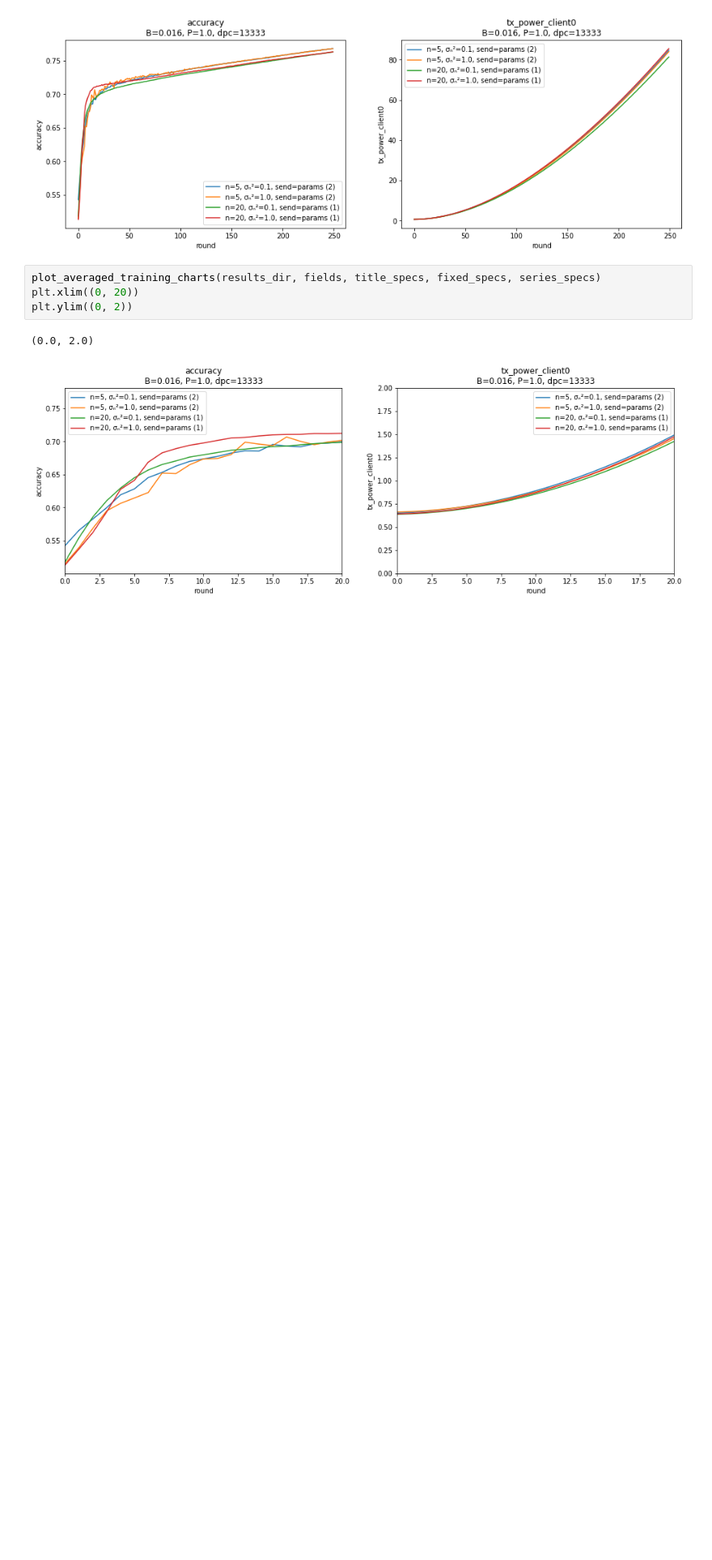
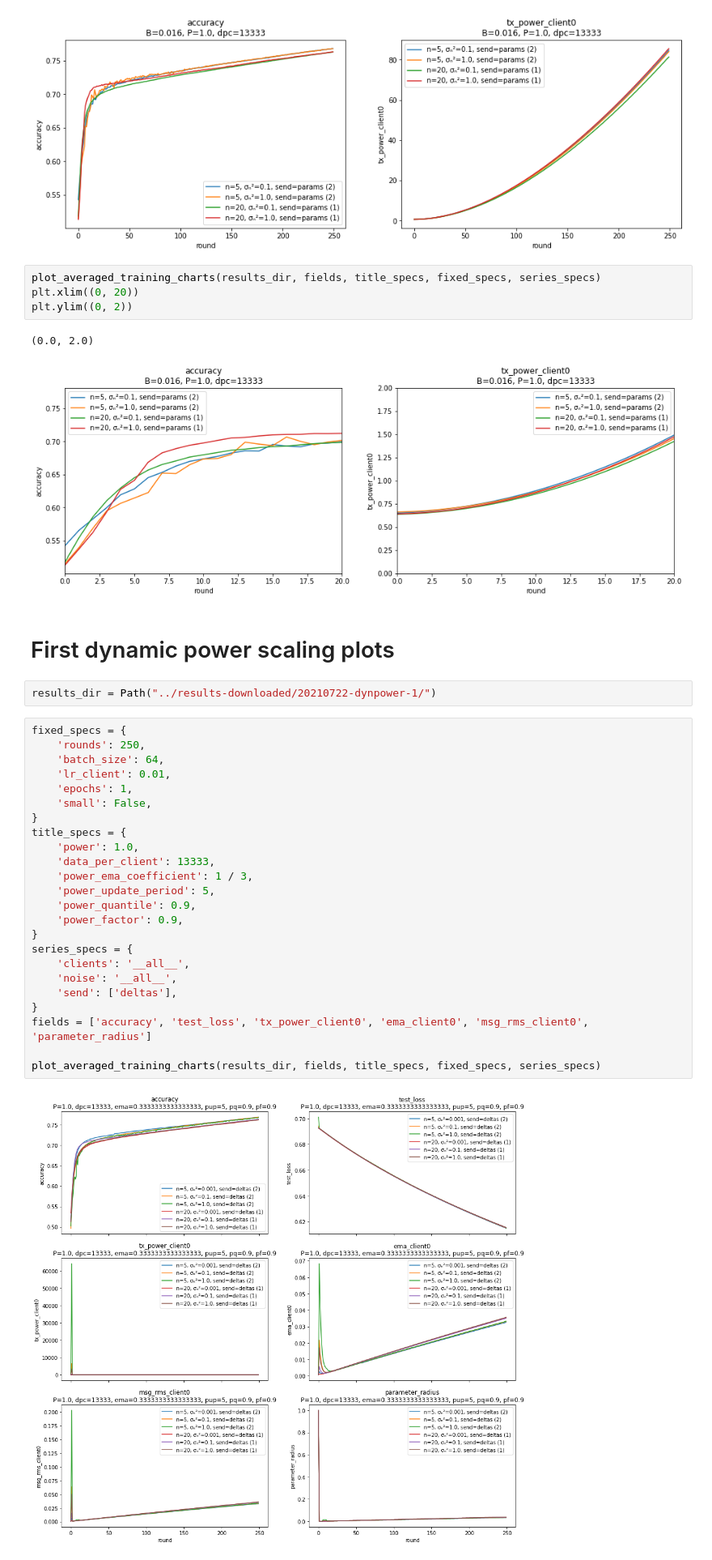
Before and after one commit to czlee/kyanite, a Jupyter notebook: misc-plots-2.ipynb, the cells around one changed output. Shown at 81% size. Saved outputs shown, nothing was run; the diff lists cells and outputs as text; blank space fills up the shorter version.

Commit message:
Add first dynamic power plots

```diff
--- a/misc-plots-2.ipynb
+++ b/misc-plots-2.ipynb
@@ -86,3 +88,33 @@ plt.ylim((0, 2))
 # %% [output]
 (0.0, 2.0)
 [figure]
+# %% [markdown]
+# First dynamic power scaling plots
+# %%
+results_dir = Path("../results-downloaded/20210722-dynpower-1/")
+# %%
+fixed_specs = {
+    'rounds': 250,
+    'batch_size': 64,
+    'lr_client': 0.01,
+    'epochs': 1,
+    'small': False,
+}
+title_specs = {
+    'power': 1.0,
+    'data_per_client': 13333,
+    'power_ema_coefficient': 1 / 3,
+    'power_update_period': 5,
+    'power_quantile': 0.9,
+    'power_factor': 0.9,
+}
+series_specs = {
+    'clients': '__all__',
+    'noise': '__all__',
+    'send': ['deltas'],
+}
+fields = ['accuracy', 'test_loss', 'tx_power_client0', 'ema_client0', 'msg_rms_client0', 'parameter_radius']
+
+plot_averaged_training_charts(results_dir, fields, title_specs, fixed_specs, series_specs)
+# %% [output]
+[figure, added]
```
Also changed, not shown: parts of 2 cells of this notebook, 1 other file.
